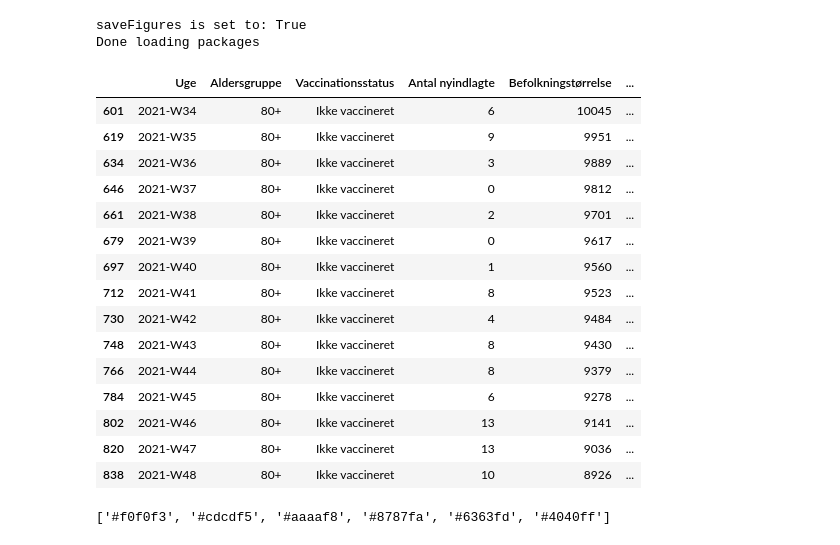
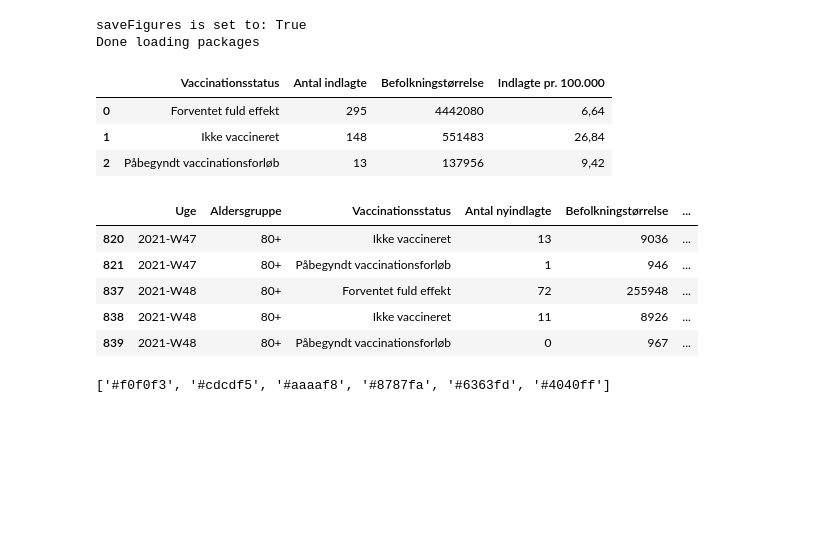
Before and after one commit to PandemiXcenter/PandemiX, a Jupyter notebook: notebooks/BreakthroughHeatmaps.ipynb, the cells around one changed output. Saved outputs shown, nothing was run; the diff lists cells and outputs as text; code cells hidden in the pictures; blank space fills up the shorter version.

```diff
--- a/notebooks/BreakthroughHeatmaps.ipynb
+++ b/notebooks/BreakthroughHeatmaps.ipynb
@@ -79,28 +79,26 @@ dfCurAdmitted = pd.read_csv(latestdir+'\\Gennembruds_DB\\01_indlagte_pr_vaccinat
 df = pd.read_csv(latestdir+'\\Gennembruds_DB\\06_nyindlagte_pr_vaccinationsstatus_pr_aldersgrp_pr_uge.csv',delimiter=';',encoding='latin1')
 
 df['Nyindlagte pr. 100.000'] = pd.to_numeric(df['Nyindlagte pr. 100.000'].str.replace(',','.'))
+dfCurAdmitted
+# %% [output]
+|  | Vaccinationsstatus | Antal indlagte | Befolkningstørrelse | Indlagte pr. 100.000 |
+| 0 | Forventet fuld effekt | 295 | 4442080 | 6,64 |
+| 1 | Ikke vaccineret | 148 | 551483 | 26,84 |
+| 2 | Påbegyndt vaccinationsforløb | 13 | 137956 | 9,42 |
 # %%
 # curCount.values[0]
 # df
 # df[df.Vaccinationsstatus == 'Ikke vaccineret') & df.].loc[550:]
-df[(df.Vaccinationsstatus == 'Ikke vaccineret') & (df.Aldersgruppe == '80+')].iloc[-15:]
+# df[(df.Vaccinationsstatus == 'Ikke vaccineret') & (df.Aldersgruppe == '80+')].iloc[-15:]
+# print(df.Aldersgruppe.unique())
+df[df.Aldersgruppe == '80+'].tail(5)
 # %% [output]
 |  | Uge | Aldersgruppe | Vaccinationsstatus | Antal nyindlagte | Befolkningstørrelse | ... |
-| 601 | 2021-W34 | 80+ | Ikke vaccineret | 6 | 10045 | ... |
-| 619 | 2021-W35 | 80+ | Ikke vaccineret | 9 | 9951 | ... |
-| 634 | 2021-W36 | 80+ | Ikke vaccineret | 3 | 9889 | ... |
-| 646 | 2021-W37 | 80+ | Ikke vaccineret | 0 | 9812 | ... |
-| 661 | 2021-W38 | 80+ | Ikke vaccineret | 2 | 9701 | ... |
-| 679 | 2021-W39 | 80+ | Ikke vaccineret | 0 | 9617 | ... |
-| 697 | 2021-W40 | 80+ | Ikke vaccineret | 1 | 9560 | ... |
-| 712 | 2021-W41 | 80+ | Ikke vaccineret | 8 | 9523 | ... |
-| 730 | 2021-W42 | 80+ | Ikke vaccineret | 4 | 9484 | ... |
-| 748 | 2021-W43 | 80+ | Ikke vaccineret | 8 | 9430 | ... |
-| 766 | 2021-W44 | 80+ | Ikke vaccineret | 8 | 9379 | ... |
-| 784 | 2021-W45 | 80+ | Ikke vaccineret | 6 | 9278 | ... |
-| 802 | 2021-W46 | 80+ | Ikke vaccineret | 13 | 9141 | ... |
 | 820 | 2021-W47 | 80+ | Ikke vaccineret | 13 | 9036 | ... |
-| 838 | 2021-W48 | 80+ | Ikke vaccineret | 10 | 8926 | ... |
+| 821 | 2021-W47 | 80+ | Påbegyndt vaccinationsforløb | 1 | 946 | ... |
+| 837 | 2021-W48 | 80+ | Forventet fuld effekt | 72 | 255948 | ... |
+| 838 | 2021-W48 | 80+ | Ikke vaccineret | 11 | 8926 | ... |
+| 839 | 2021-W48 | 80+ | Påbegyndt vaccinationsforløb | 0 | 967 | ... |
 # %%
 # Shorten data to use
 firstWeek = 20
```
Also changed, not shown: parts of 2 cells of this notebook, 53 other files.
